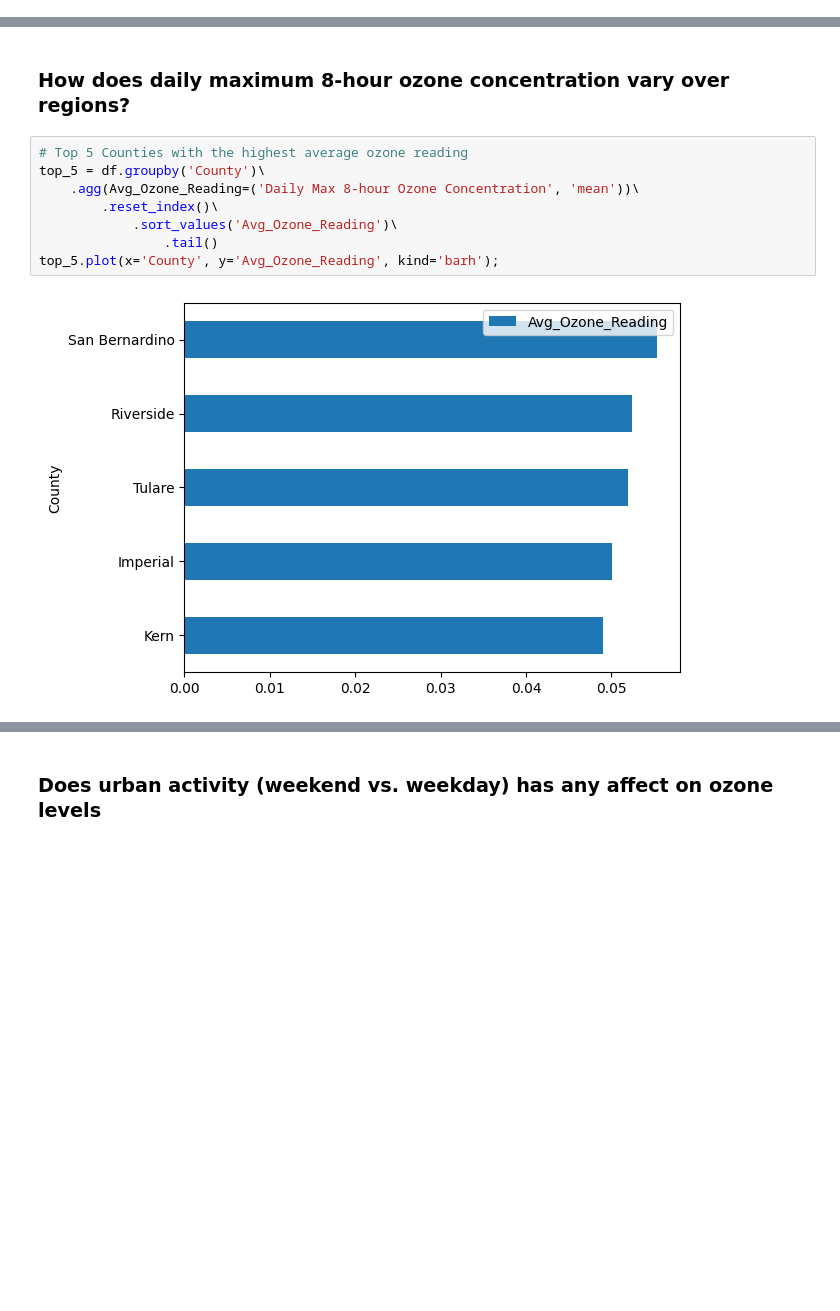
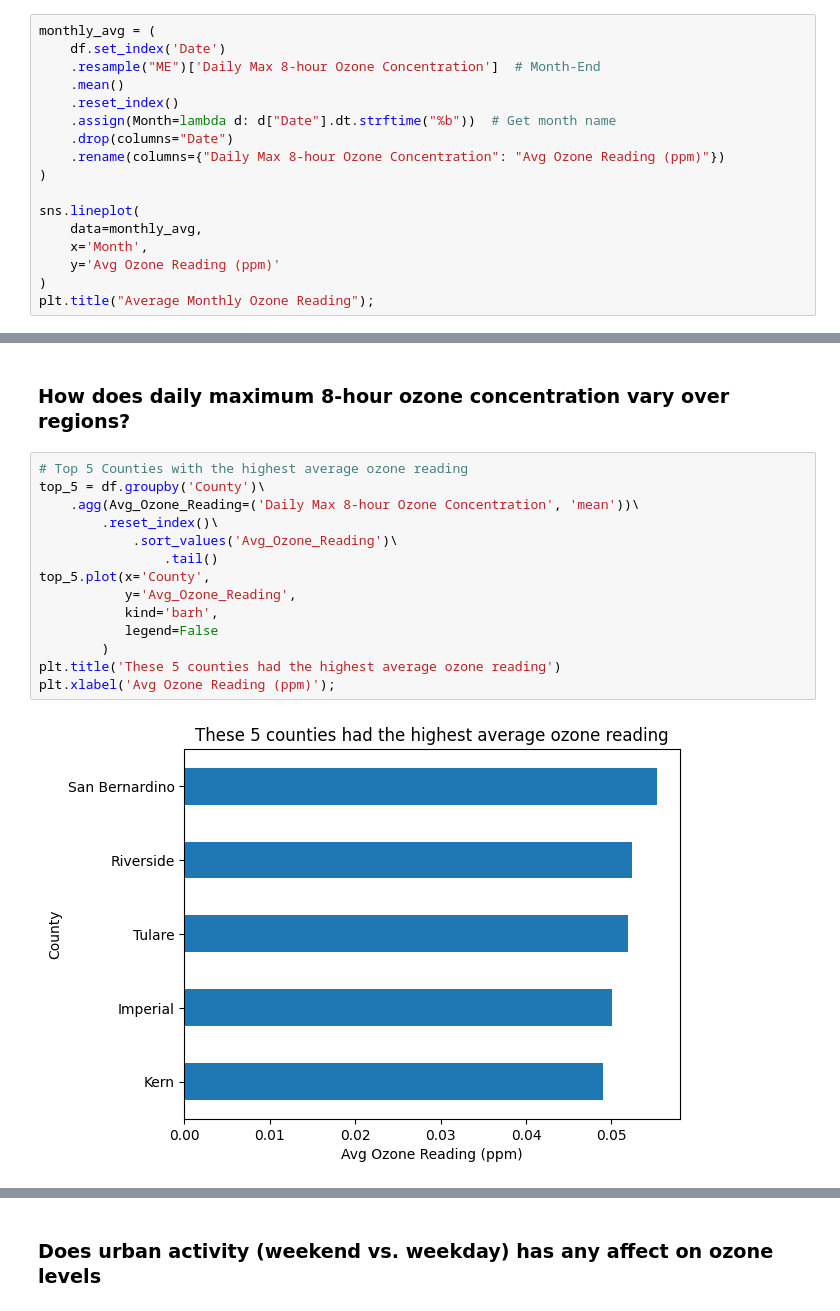
Before and after one commit to imanadeko/Analyzing-Ozone-Pollution-Trends-Across-California, a Jupyter notebook: notebook.ipynb, the cells around one changed output, grey strips where cells are left out. Saved outputs shown, nothing was run; the diff lists cells and outputs as text; blank space fills up the shorter version.

```diff
--- a/notebook.ipynb
+++ b/notebook.ipynb
@@ -170,0 +166,17 @@ sns.lineplot(x='Date',
+# %%
+monthly_avg = (
+    df.set_index('Date')
+    .resample("ME")['Daily Max 8-hour Ozone Concentration']  # Month-End
+    .mean()
+    .reset_index()
+    .assign(Month=lambda d: d["Date"].dt.strftime("%b"))  # Get month name
+    .drop(columns="Date")
+    .rename(columns={"Daily Max 8-hour Ozone Concentration": "Avg Ozone Reading (ppm)"})
+)
+
+sns.lineplot(
+    data=monthly_avg,
+    x='Month',
+    y='Avg Ozone Reading (ppm)'
+)
+plt.title("Average Monthly Ozone Reading");
@@ -173,13 +193,19 @@ sns.lineplot(x='Date',
 # %%
 # Top 5 Counties with the highest average ozone reading
 top_5 = df.groupby('County')\
     .agg(Avg_Ozone_Reading=('Daily Max 8-hour Ozone Concentration', 'mean'))\
         .reset_index()\
             .sort_values('Avg_Ozone_Reading')\
                 .tail()
-top_5.plot(x='County', y='Avg_Ozone_Reading', kind='barh');
+top_5.plot(x='County',
+           y='Avg_Ozone_Reading',
+           kind='barh',
+           legend=False
+        )
+plt.title('These 5 counties had the highest average ozone reading')
+plt.xlabel('Avg Ozone Reading (ppm)');
 # %% [output]
-[figure, old version]
+[figure, new version]
 # %%
 # Bottom 5 Counties with the least average ozone reading
 bottom_5 = df.groupby('County')\
```
Also changed, not shown: parts of 18 cells of this notebook.
